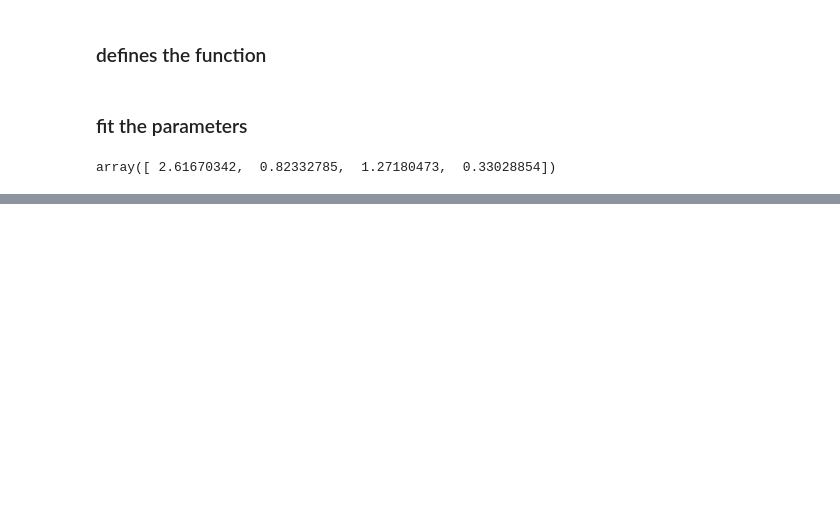
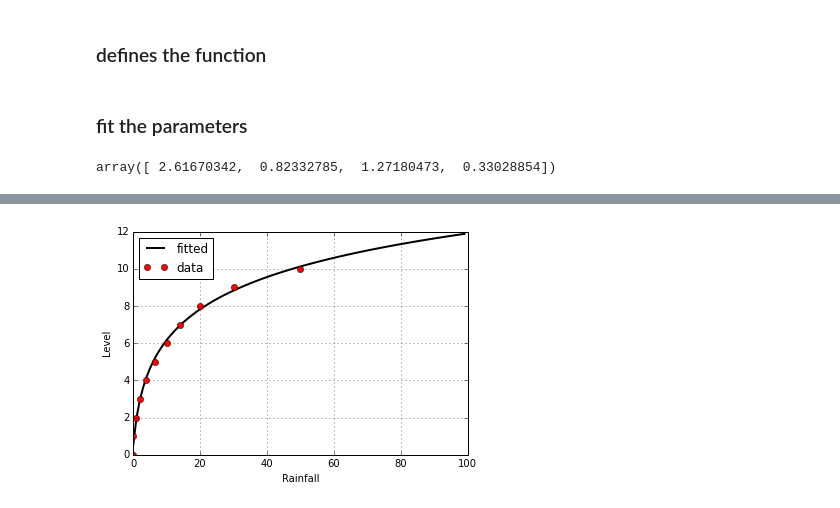
Before and after one commit to nicolasfauchereau/fit_rain_levels, a Jupyter notebook: fit_rain_levels.ipynb, the cells around one changed output, grey strips where cells are left out. Saved outputs shown, nothing was run; the diff lists cells and outputs as text; code cells hidden in the pictures; blank space fills up the shorter version.

```diff
--- a/fit_rain_levels.ipynb
+++ b/fit_rain_levels.ipynb
@@ -59,0 +66,11 @@ plt.savefig('./function_fit.png')
+# %%
+f, ax = plt.subplots()
+ax.plot(x, fitFunc(x, *fitParams),'k-', lw=2, label='fitted')
+ax.plot(data['Rainfall'].values, data['Level'].values, 'ro', label='data')
+ax.set_xlabel('Rainfall')
+ax.set_ylabel('Level')
+ax.legend(loc=0)
+ax.grid()
+plt.savefig('./function_fit_extent.png')
+# %% [output]
+[figure, added]
```
Also changed, not shown: parts of 10 cells of this notebook, 4 other files.
